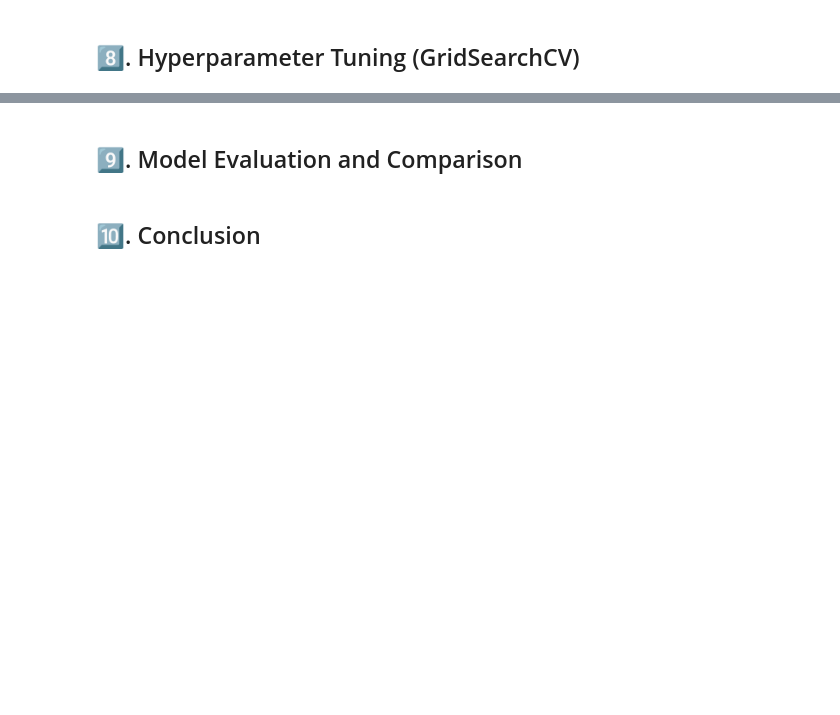
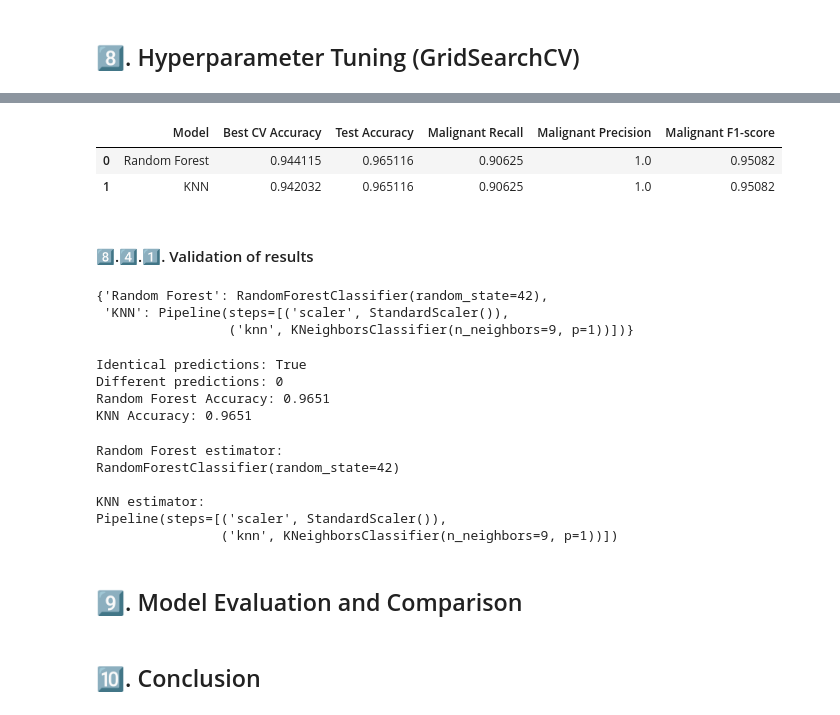
Before and after one commit to CCT-Dublin/CCT_ML_CA_01_50S, a Jupyter notebook: notebooks/CCT_ML_CA_01_50S_2026438.ipynb, the cells around one changed output, grey strips where cells are left out. Saved outputs shown, nothing was run; the diff lists cells and outputs as text; code cells hidden in the pictures; blank space fills up the shorter version.

```diff
--- a/notebooks/CCT_ML_CA_01_50S_2026438.ipynb
+++ b/notebooks/CCT_ML_CA_01_50S_2026438.ipynb
@@ -961,0 +1025,17 @@ param_grids
+# %%
+rf_grid = GridSearchCV(
+    estimator  = RandomForestClassifier(random_state=42),
+    param_grid = param_grids["rf_param_grid"],
+    scoring    = "accuracy",
+    cv         = cv,
+    n_jobs     = - 1,
+    verbose    = 1,
+    refit      = True
+)
+
+rf_grid.fit(X_train, y_train)
+
+print("**************************************** Random Forest - Best Parameters **************************************")
+print(rf_grid.best_params_)
+print("***************************************************************************************************************\n")
+print(f"Best CV Accuracy: {rf_grid.best_score_:.2%}")
@@ -962,3 +1085,62 @@ param_grids
+# %%
+from sklearn.metrics import precision_score, f1_score
+
+best_models = {
+    "Random Forest": rf_grid.best_estimator_,
+    "KNN": knn_grid.best_estimator_
+}
+
+tuned_results = []
+
+for model_name, model in best_models.items():
+
+    y_pred = model.predict(X_test)
+
+    tuned_results.append({
+        "Model"               : model_name,
+        "Best CV Accuracy"    : (rf_grid.best_score_ if model_name == "Random Forest" else knn_grid.best_score_),
+        "Test Accuracy"       : accuracy_score(y_test, y_pred),
+        "Malignant Recall"    : recall_score(y_test, y_pred, pos_label=1),
+        "Malignant Precision" : precision_score(y_test, y_pred, pos_label=1),
+        "Malignant F1-score"  : f1_score(y_test, y_pred, pos_label=1)
+    })
+
+pd.DataFrame(tuned_results)
+# %% [output]
+|  | Model | Best CV Accuracy | Test Accuracy | Malignant Recall | Malignant Precision | Malignant F1-score |
+| 0 | Random Forest | 0.944115 | 0.965116 | 0.90625 | 1.0 | 0.95082 |
+| 1 | KNN | 0.942032 | 0.965116 | 0.90625 | 1.0 | 0.95082 |
+# %% [markdown]
+#### 8️⃣.4️⃣.1️⃣. Validation of results
+# %%
+best_models
+# %% [output]
+{'Random Forest': RandomForestClassifier(random_state=42),
+ 'KNN': Pipeline(steps=[('scaler', StandardScaler()),
+                 ('knn', KNeighborsClassifier(n_neighbors=9, p=1))])}
+# %%
+rf_predictions = rf_grid.best_estimator_.predict(X_test)
+knn_predictions = knn_grid.best_estimator_.predict(X_test)
+
+print(f"Identical predictions: {np.array_equal(rf_predictions, knn_predictions)}")
+print(f"Different predictions: {np.sum(rf_predictions != knn_predictions)}")
+print(f"Random Forest Accuracy: {accuracy_score(y_test, rf_predictions):,.4}")
+print(f"KNN Accuracy: {accuracy_score(y_test, knn_predictions):,.4}")
+# %% [output]
+Identical predictions: True
+Different predictions: 0
+Random Forest Accuracy: 0.9651
+KNN Accuracy: 0.9651
+# %%
+print(f"Random Forest estimator: \n{rf_grid.best_estimator_}")
+print(f"\nKNN estimator: \n{knn_grid.best_estimator_}")
+# %% [output]
+Random Forest estimator:
+RandomForestClassifier(random_state=42)
+
+KNN estimator:
+Pipeline(steps=[('scaler', StandardScaler()),
+                ('knn', KNeighborsClassifier(n_neighbors=9, p=1))])
 # %% [markdown]
 ## 9️⃣. Model Evaluation and Comparison
 # %% [markdown]
```
Also changed, not shown: parts of 26 cells of this notebook, 1 other file.
